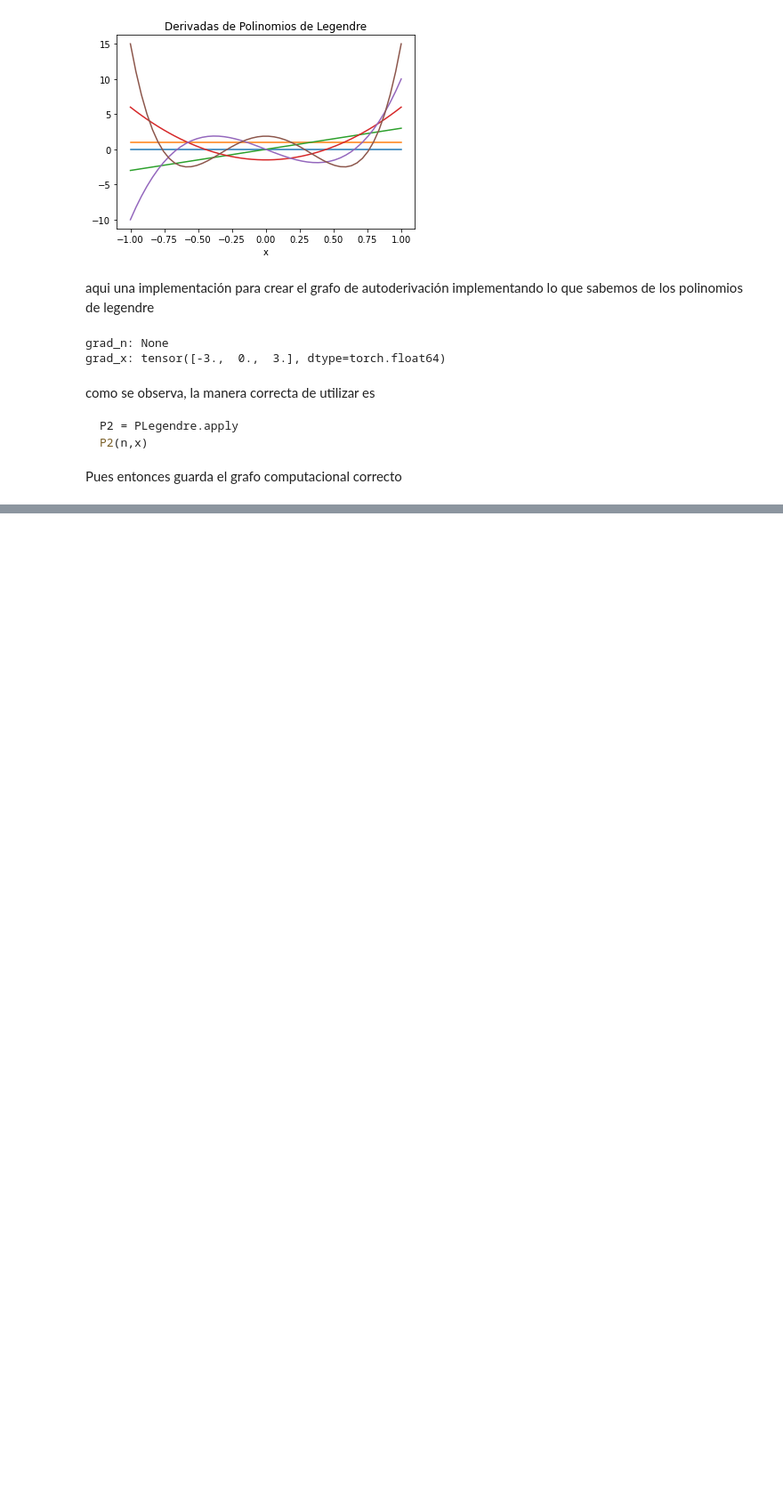
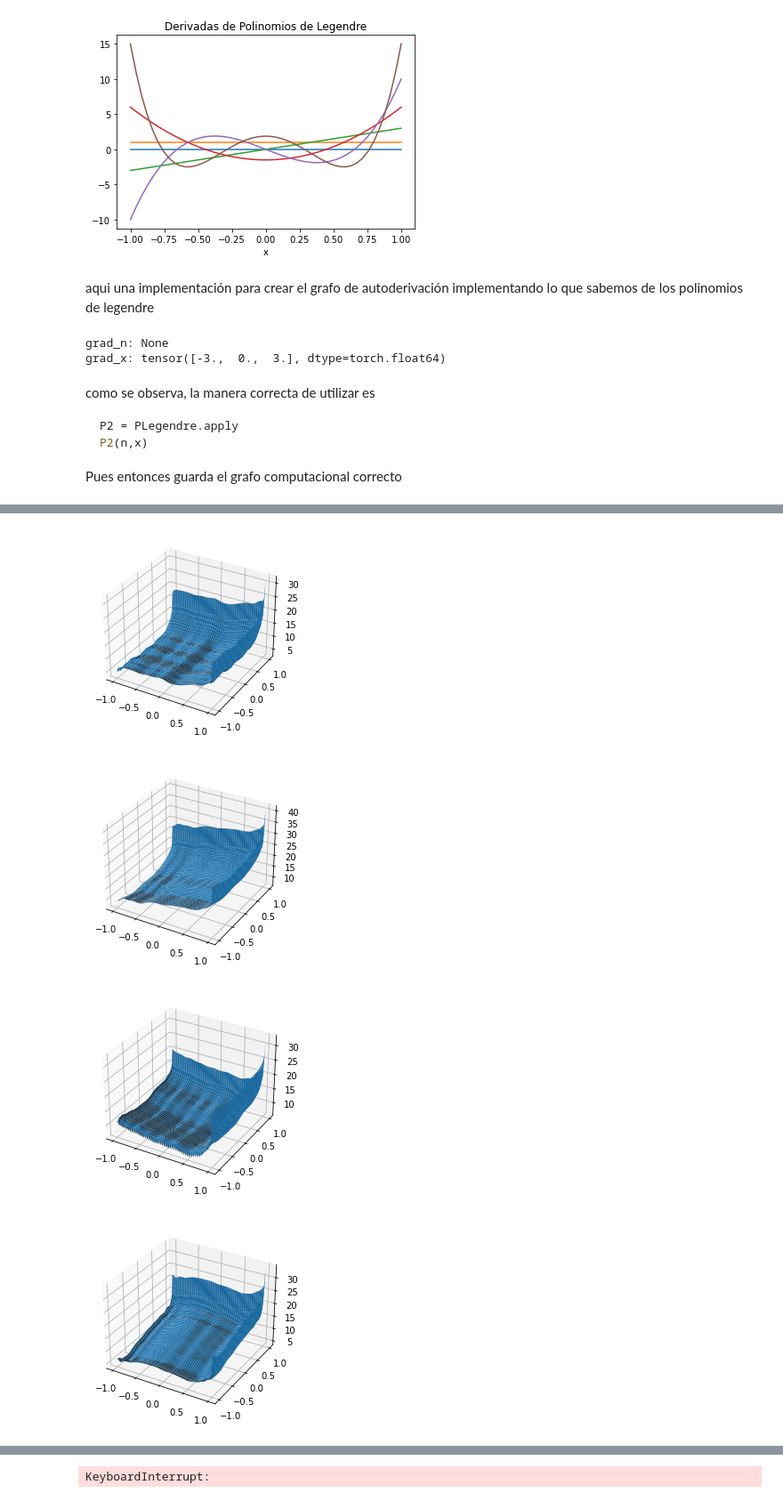
Before and after one commit to fbientrigo/machine-learning-physics, a Jupyter notebook: 4_schodringer_net/utils/legendre.ipynb, the cells around one changed output, grey strips where cells are left out. Shown at 89% size. Saved outputs shown, nothing was run; the diff lists cells and outputs as text; code cells hidden in the pictures; blank space fills up the shorter version.

```diff
--- a/4_schodringer_net/utils/legendre.ipynb
+++ b/4_schodringer_net/utils/legendre.ipynb
@@ -222,8 +233,9 @@ print(f'Result: y = {a.item()} + {b.item()} * P3({c.item()} + {d.item()} x)')
 # %%
-class LegendrePolynomial():
+class LegendrePolynomial(torch.nn.Module):
     """ Generate a sum of legendre polynomials that work with torch grad"""
     def __init__(self, coef, domain=None):
-        self.coef = coef
+        super(LegendrePolynomial, self).__init__()
+        self.coef = torch.nn.Parameter(coef, requires_grad=True)
         self.domain = domain
 
     def __call__(self, x):
@@ -232,7 +244,26 @@ class LegendrePolynomial():
             result += C * PLegendre.apply(idx, x)
         return result
 # %%
-coefx = torch.tensor([np.random.randint(10) for i in range(9)],dtype=torch.float64, requires_grad=True)
-coefy = torch.tensor([np.random.randint(10) for i in range(5+i)],dtype=torch.float64,requires_grad=True)
-fx = LegendrePolynomial(coefx)
-fy = PLegendre(coefy, domain=[yL,yR])
+xL,xR = -1,1
+yL, yR = -1,1
+
+
+import matplotlib.pyplot as plt
+xs = torch.linspace(xL, xR, steps=100)
+ys = torch.linspace(yL, yR, steps=100)
+x, y = torch.meshgrid(xs, ys, indexing='xy')
+
+for i in range(3):
+    coefx = torch.tensor([np.random.randint(10)/i for i in range(1,25)],dtype=torch.float64, requires_grad=True)
+    coefy = torch.tensor([np.random.randint(10)/i for i in range(1,25)],dtype=torch.float64,requires_grad=True)
+    fx = LegendrePolynomial(coefx)
+    fy = LegendrePolynomial(coefy, domain=[yL,yR])
+    z = fx(x) + fy(y)
+    ax = plt.axes(projection='3d')
+    ax.plot_surface(x.detach(), y.detach(), z.detach())
+    plt.show()
+# %% [output]
+[figure, added]
+[figure, added]
+[figure, added]
+[figure, added]
@@ -238,0 +272 @@ fy = PLegendre(coefy, domain=[yL,yR])
+KeyboardInterrupt:
```
Also changed, not shown: parts of 15 cells of this notebook, 3 other files.
